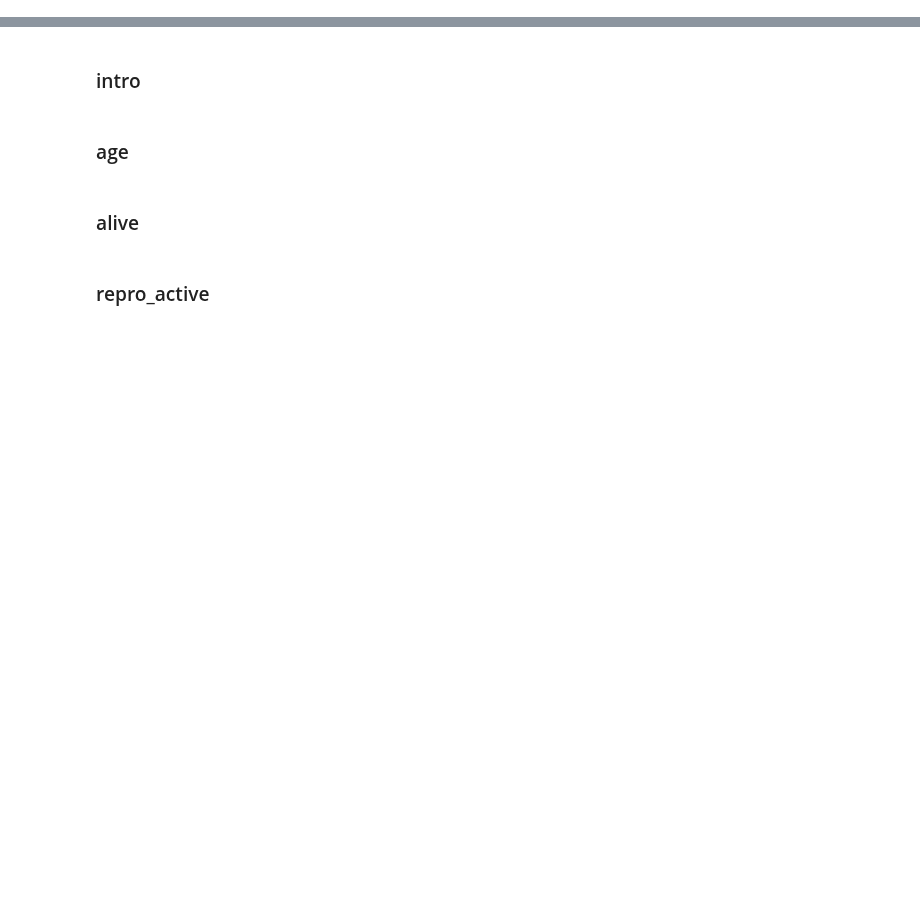
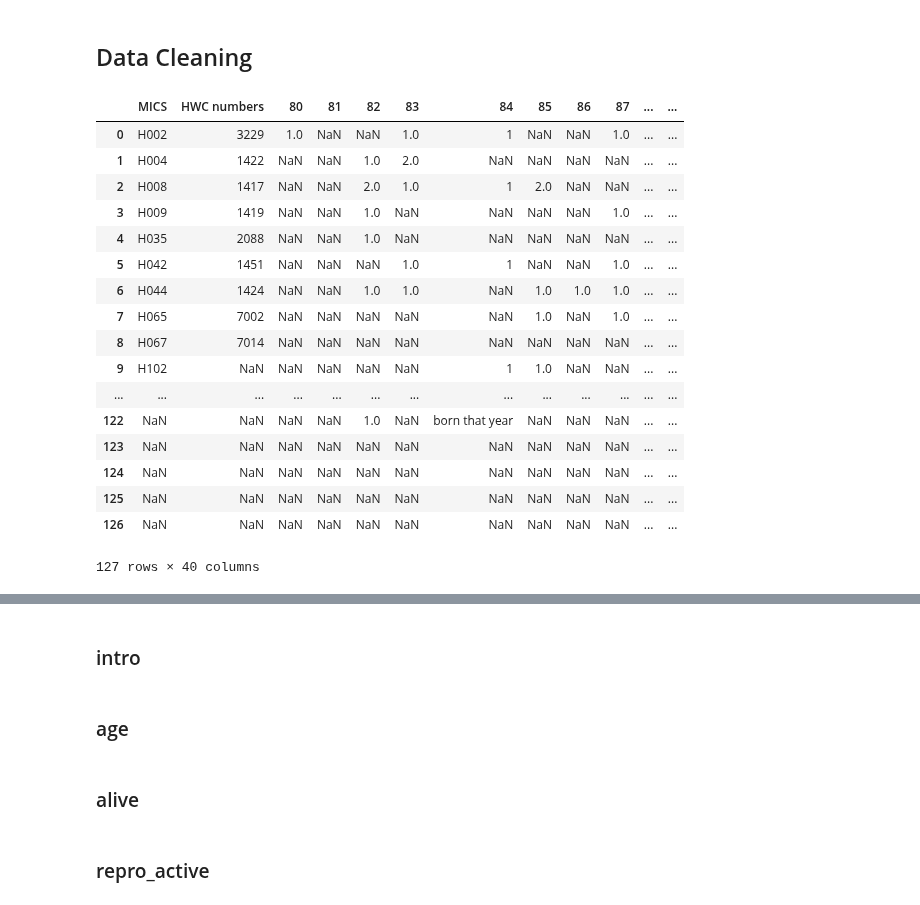
Before and after one commit to Edderic/mics-whales, a Jupyter notebook: mics-whales-pyabc.ipynb, the cells around one changed output, grey strips where cells are left out. Saved outputs shown, nothing was run; the diff lists cells and outputs as text; code cells hidden in the pictures; blank space fills up the shorter version.

```diff
--- a/mics-whales-pyabc.ipynb
+++ b/mics-whales-pyabc.ipynb
@@ -23,0 +22,24 @@ WARNING:theano.configdefaults:install mkl with `conda install mkl-service`: No m
+# %% [markdown]
+## Data Cleaning
+# %%
+calving_data = pd.read_excel('./data/females_calving_2016 up to date.xlsx')
+calving_data
+# %% [output]
+|  | MICS | HWC numbers | 80 | 81 | 82 | 83 | 84 | 85 | 86 | 87 | ... | ... |
+| 0 | H002 | 3229 | 1.0 | NaN | NaN | 1.0 | 1 | NaN | NaN | 1.0 | ... | ... |
+| 1 | H004 | 1422 | NaN | NaN | 1.0 | 2.0 | NaN | NaN | NaN | NaN | ... | ... |
+| 2 | H008 | 1417 | NaN | NaN | 2.0 | 1.0 | 1 | 2.0 | NaN | NaN | ... | ... |
+| 3 | H009 | 1419 | NaN | NaN | 1.0 | NaN | NaN | NaN | NaN | 1.0 | ... | ... |
+| 4 | H035 | 2088 | NaN | NaN | 1.0 | NaN | NaN | NaN | NaN | NaN | ... | ... |
+| 5 | H042 | 1451 | NaN | NaN | NaN | 1.0 | 1 | NaN | NaN | 1.0 | ... | ... |
+| 6 | H044 | 1424 | NaN | NaN | 1.0 | 1.0 | NaN | 1.0 | 1.0 | 1.0 | ... | ... |
+| 7 | H065 | 7002 | NaN | NaN | NaN | NaN | NaN | 1.0 | NaN | 1.0 | ... | ... |
+| 8 | H067 | 7014 | NaN | NaN | NaN | NaN | NaN | NaN | NaN | NaN | ... | ... |
+| 9 | H102 | NaN | NaN | NaN | NaN | NaN | 1 | 1.0 | NaN | NaN | ... | ... |
+| ... | ... | ... | ... | ... | ... | ... | ... | ... | ... | ... | ... | ... |
+| 122 | NaN | NaN | NaN | NaN | 1.0 | NaN | born that year | NaN | NaN | NaN | ... | ... |
+| 123 | NaN | NaN | NaN | NaN | NaN | NaN | NaN | NaN | NaN | NaN | ... | ... |
+| 124 | NaN | NaN | NaN | NaN | NaN | NaN | NaN | NaN | NaN | NaN | ... | ... |
+| 125 | NaN | NaN | NaN | NaN | NaN | NaN | NaN | NaN | NaN | NaN | ... | ... |
+| 126 | NaN | NaN | NaN | NaN | NaN | NaN | NaN | NaN | NaN | NaN | ... | ... |
+127 rows × 40 columns
```
Also changed, not shown: parts of 12 cells of this notebook.
